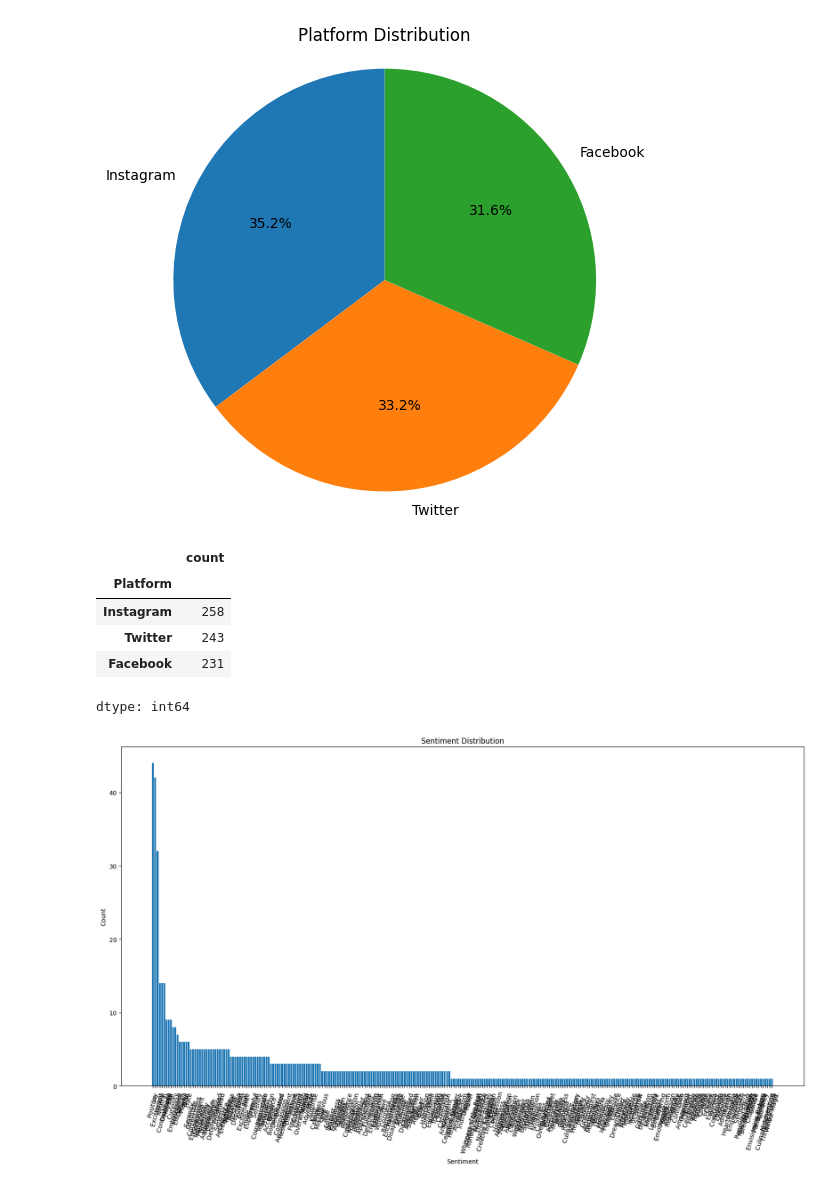
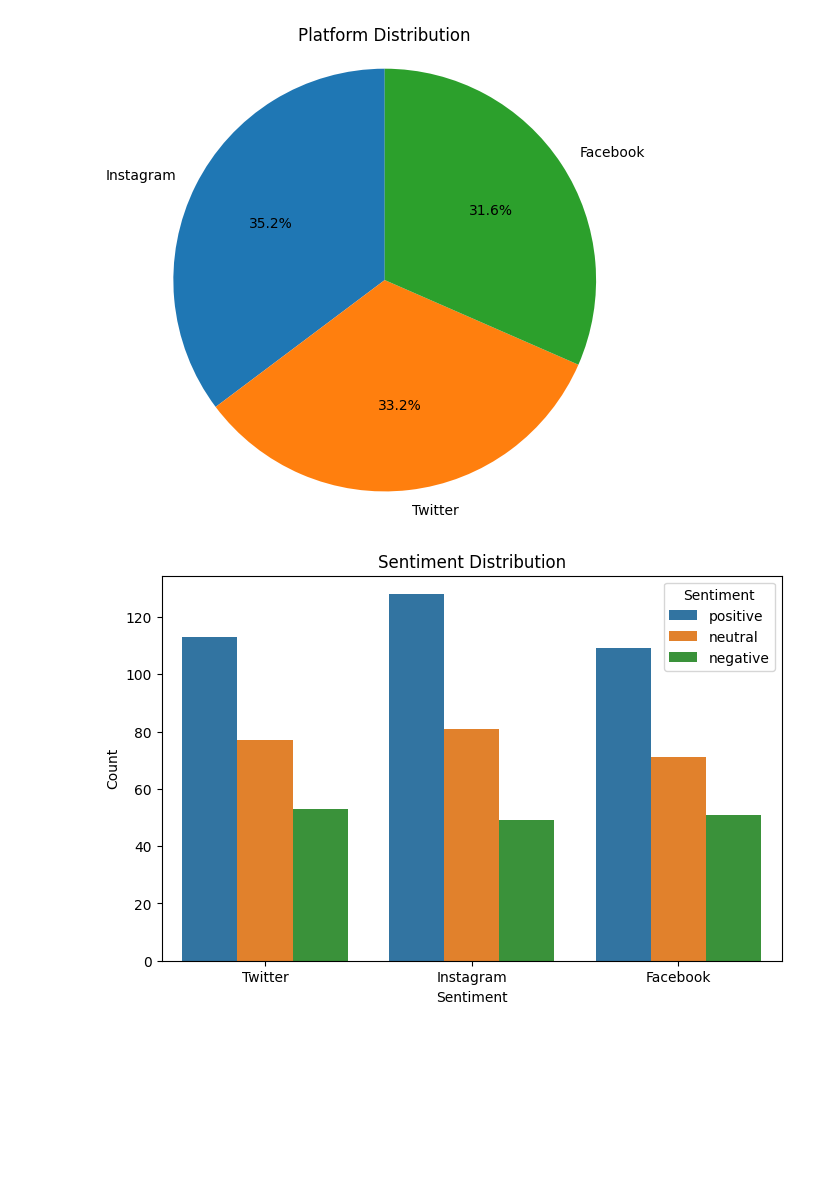
Before and after one commit to GAKIZAB/Analyse-des-tendances-de-consommation-sur-les-r-seaux-sociaux, a Jupyter notebook: Analyse_des_tendances.ipynb, the cells around one changed output. Saved outputs shown, nothing was run; the diff lists cells and outputs as text; code cells hidden in the pictures; blank space fills up the shorter version.

```diff
--- a/Analyse_des_tendances.ipynb
+++ b/Analyse_des_tendances.ipynb
@@ -89,25 +307,12 @@ plt.axis('equal')
 plt.show()
 # %% [output]
 [figure]
-# %%
-df['Platform'].value_counts()
-# %% [output]
-|  | count |
-| Platform |  |
-| Instagram | 258 |
-| Twitter | 243 |
-| Facebook | 231 |
-dtype: int64
-# %%
-# Prepare data for the bar chart
-sentiment_counts = df['Sentiment'].value_counts()
-
-plt.figure(figsize=(20,10))
-plt.bar(sentiment_counts.index, sentiment_counts.values) # Use the index for categories and values for counts
-plt.title('Sentiment Distribution')
-plt.xlabel('Sentiment')
-plt.ylabel('Count')
-plt.xticks(rotation=75)
-plt.show()
-# %% [output]
-[figure, removed]
+# %%
+plt.figure(figsize=(8,5))
+sns.countplot(x='Platform', hue='Sentiment', data=df)
+plt.title('Sentiment Distribution')
+plt.xlabel('Sentiment')
+plt.ylabel('Count')
+plt.show()
+# %% [output]
+[figure, added]
```
Also changed, not shown: parts of 19 cells of this notebook.
